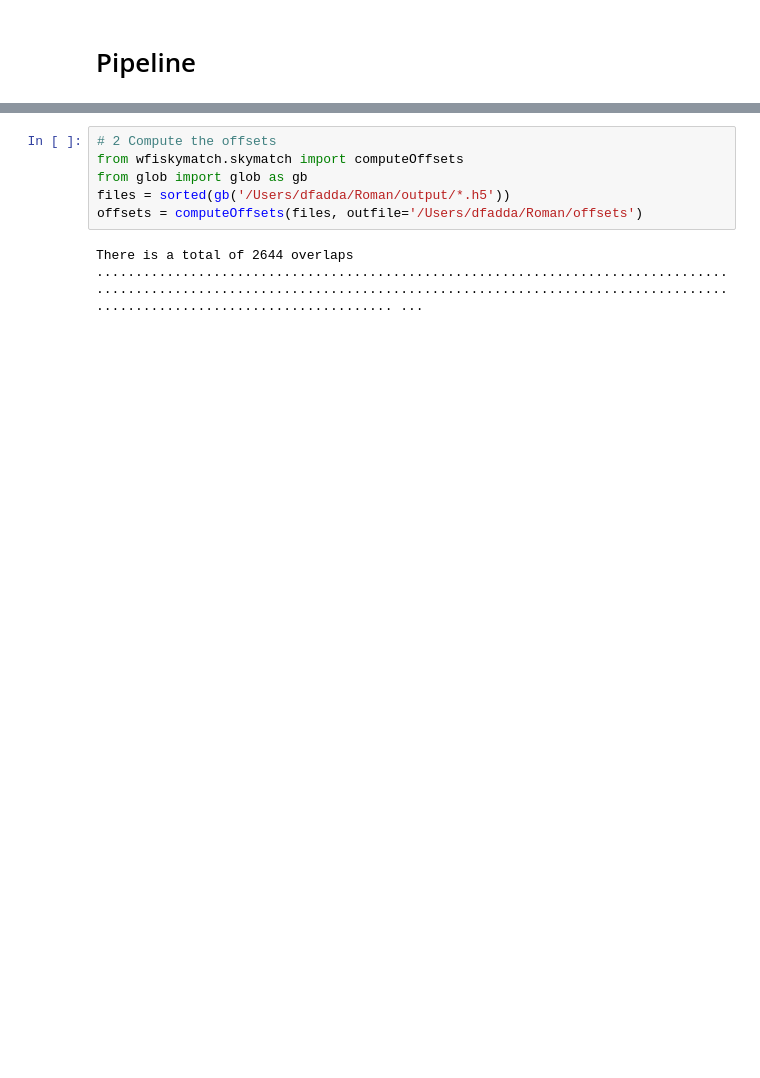
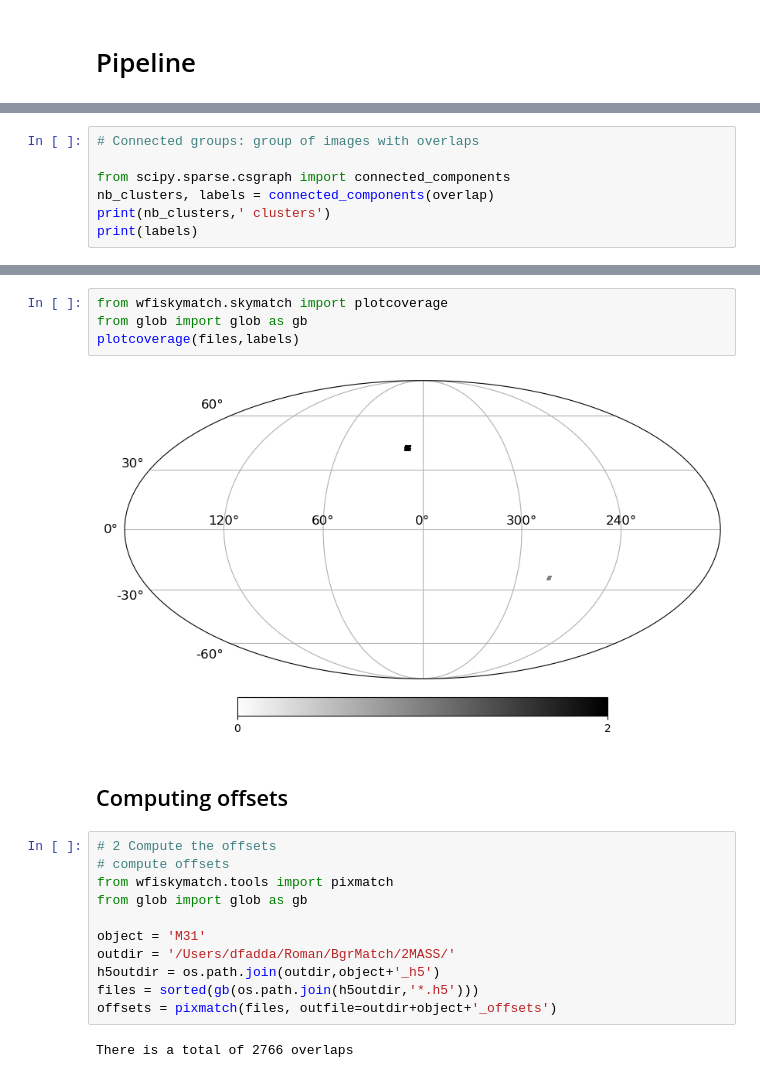
Before and after one commit to darioflute/wfiskymatch, a Jupyter notebook: notebooks/Pipeline.ipynb, the cells around one changed output, grey strips where cells are left out. Saved outputs shown, nothing was run; the diff lists cells and outputs as text; blank space fills up the shorter version.

```diff
--- a/notebooks/Pipeline.ipynb
+++ b/notebooks/Pipeline.ipynb
@@ -26,0 +99,7 @@ plotcoverage(files)
+# %%
+# Connected groups: group of images with overlaps
+
+from scipy.sparse.csgraph import connected_components
+nb_clusters, labels = connected_components(overlap)
+print(nb_clusters,' clusters')
+print(labels)
@@ -27,12 +123,24 @@ plotcoverage(files)
+# %%
+from wfiskymatch.skymatch import plotcoverage
+from glob import glob as gb
+plotcoverage(files,labels)
+# %% [output]
+[figure, added]
+# %% [markdown]
+## Computing offsets
 # %%
 # 2 Compute the offsets
-from wfiskymatch.skymatch import computeOffsets
+# compute offsets
+from wfiskymatch.tools import pixmatch
 from glob import glob as gb
-files = sorted(gb('/Users/dfadda/Roman/output/*.h5'))
-offsets = computeOffsets(files, outfile='/Users/dfadda/Roman/offsets')
+
+object = 'M31'
+outdir = '/Users/dfadda/Roman/BgrMatch/2MASS/'
+h5outdir = os.path.join(outdir,object+'_h5')
+files = sorted(gb(os.path.join(h5outdir,'*.h5')))
+offsets = pixmatch(files, outfile=outdir+object+'_offsets')
 # %% [output]
-There is a total of 2644 overlaps
-........................................................................................................................................................................................................ ...
+There is a total of 2766 overlaps
 # %%
 # check: plot the offsets
 import matplotlib.pyplot as plt
```
Also changed, not shown: parts of 17 cells of this notebook, 1 other file.
